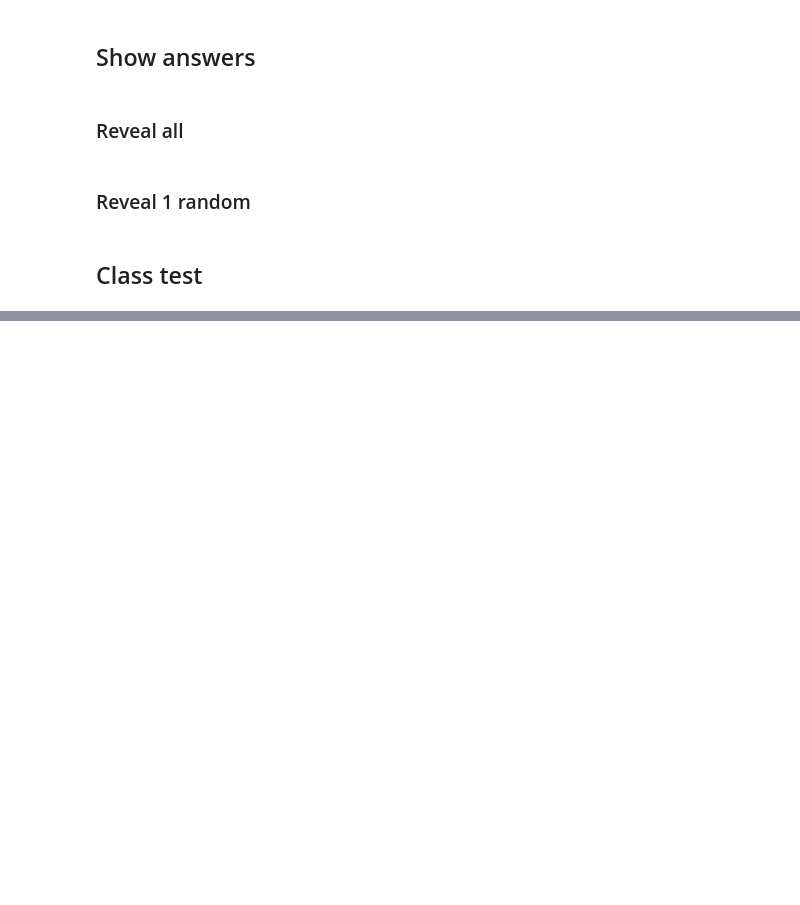
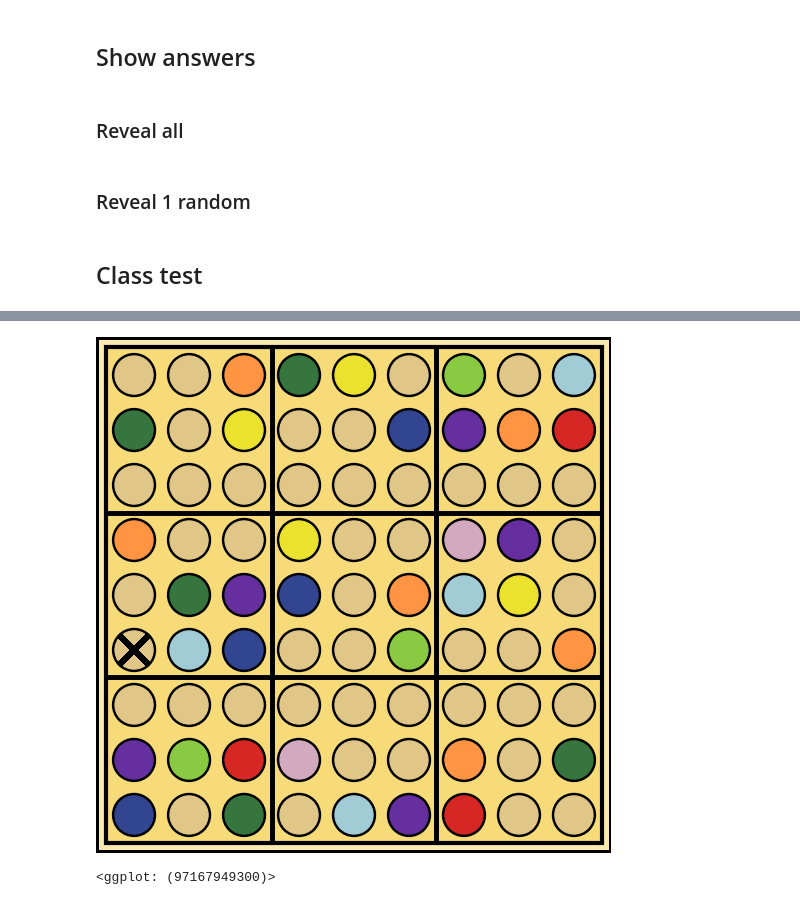
Before and after one commit to zhbaucom/ColorKu, a Jupyter notebook: py/CKsolve/solverCreate.ipynb, the cells around one changed output, grey strips where cells are left out. Saved outputs shown, nothing was run; the diff lists cells and outputs as text; code cells hidden in the pictures; blank space fills up the shorter version.

Commit message:
added plotting capability to ckSolve object

```diff
--- a/py/CKsolve/solverCreate.ipynb
+++ b/py/CKsolve/solverCreate.ipynb
@@ -422,8 +469,0 @@ puzzle completed!
-# %%
-mypuz = ckPuzzle(ckDict['4'])
-mypuz.solve1step()
-icol = mypuz.possdf.iloc[2,:]
-if not all(icol.isnull()):
-    ucol, colcount = np.unique((np.concatenate([x for x in icol if len(x) == 1 ])), return_counts = True)
-    if any(colcount >1):
-        error_list.append("Problem with puzzle!\n Algorithm found multiple " + ', '.join(ucol[colcount > 1])+ " in row " + str(k))
@@ -462,3 +752,11 @@ TypeError: object of type 'NoneType' has no len()
+# %%
+pz = ckPuzzle(ckDict['4'])
+pz.solve1step()
+pz.puzzle_update('one')
+pz.plt_puzz_update(show_updated_values = False)
+# %% [output]
+[figure, added]
+<ggplot: (97167949300)>
 # %%
 ckDict = {
   '1': [None, None, None, 'Dark Green', 'Red', None, 'Dark Purple', 'Yellow', None, 'Dark Purple', None, None, None, None, None, 'Light Purple', None, 'Dark Blue', 'Red', 'Dark Blue', 'Light Green', None, None, 'Dark Purple', None, 'Orange', None, 'Yellow', 'Dark Green', 'Light Purple', 'Red', None, None, 'Light Blue', None, None, 'Orange', None, None, None, 'Light Blue', None, None, None, 'Dark Green', None, None, 'Dark Blue', None, None, 'Dark Green', 'Orange', 'Light Purple', 'Red', None, 'Dark Purple', None, 'Orange', None, None, 'Dark Blue', 'Light Blue', 'Light Purple', 'Light Purple', None, 'Light Blue', None, None, None, None, None, 'Yellow', None, 'Light Green', 'Yellow', None, 'Dark Purple', 'Light Blue', None, None, None],
```
Also changed, not shown: parts of 9 cells of this notebook, 1 other file.
